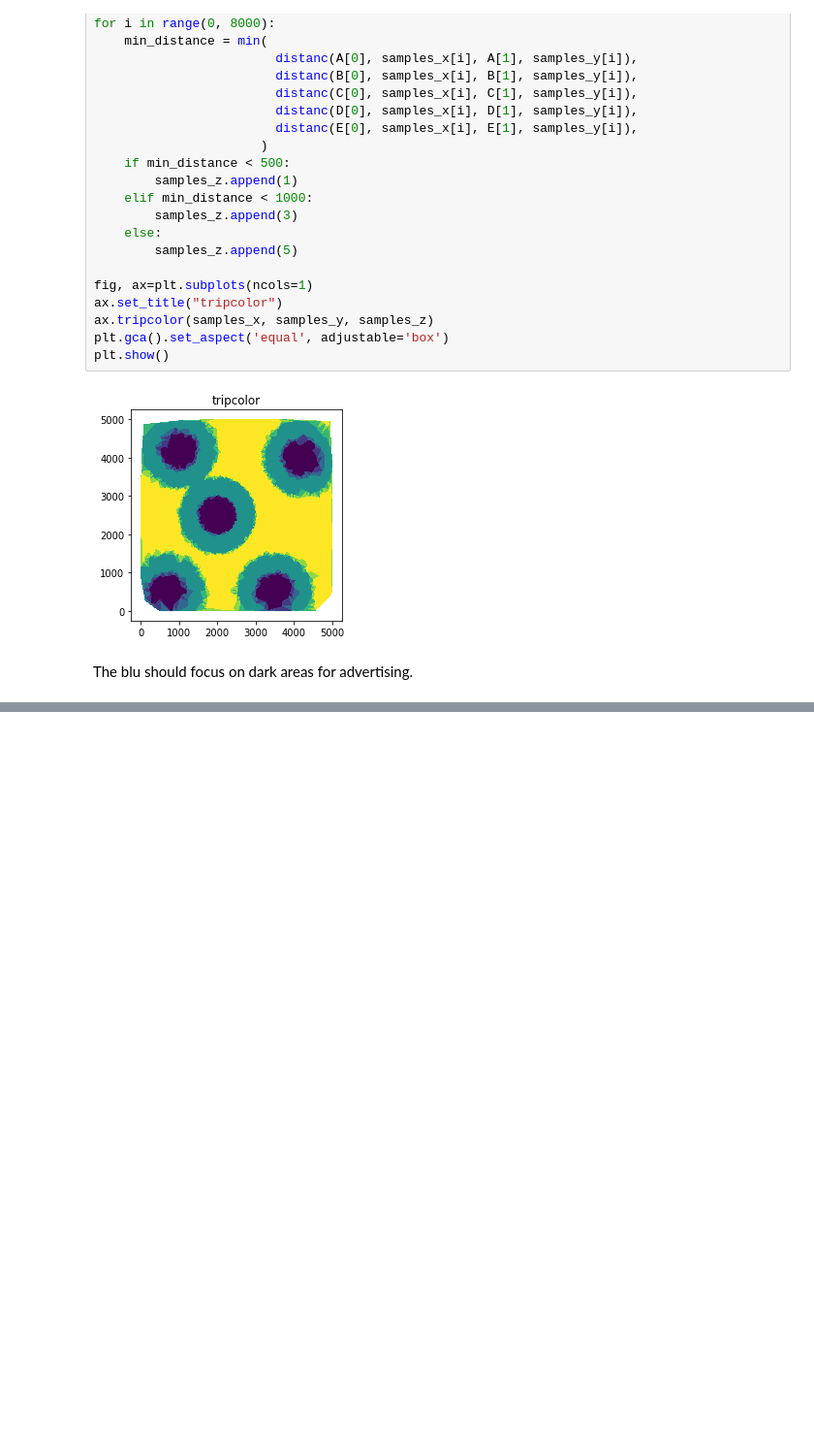
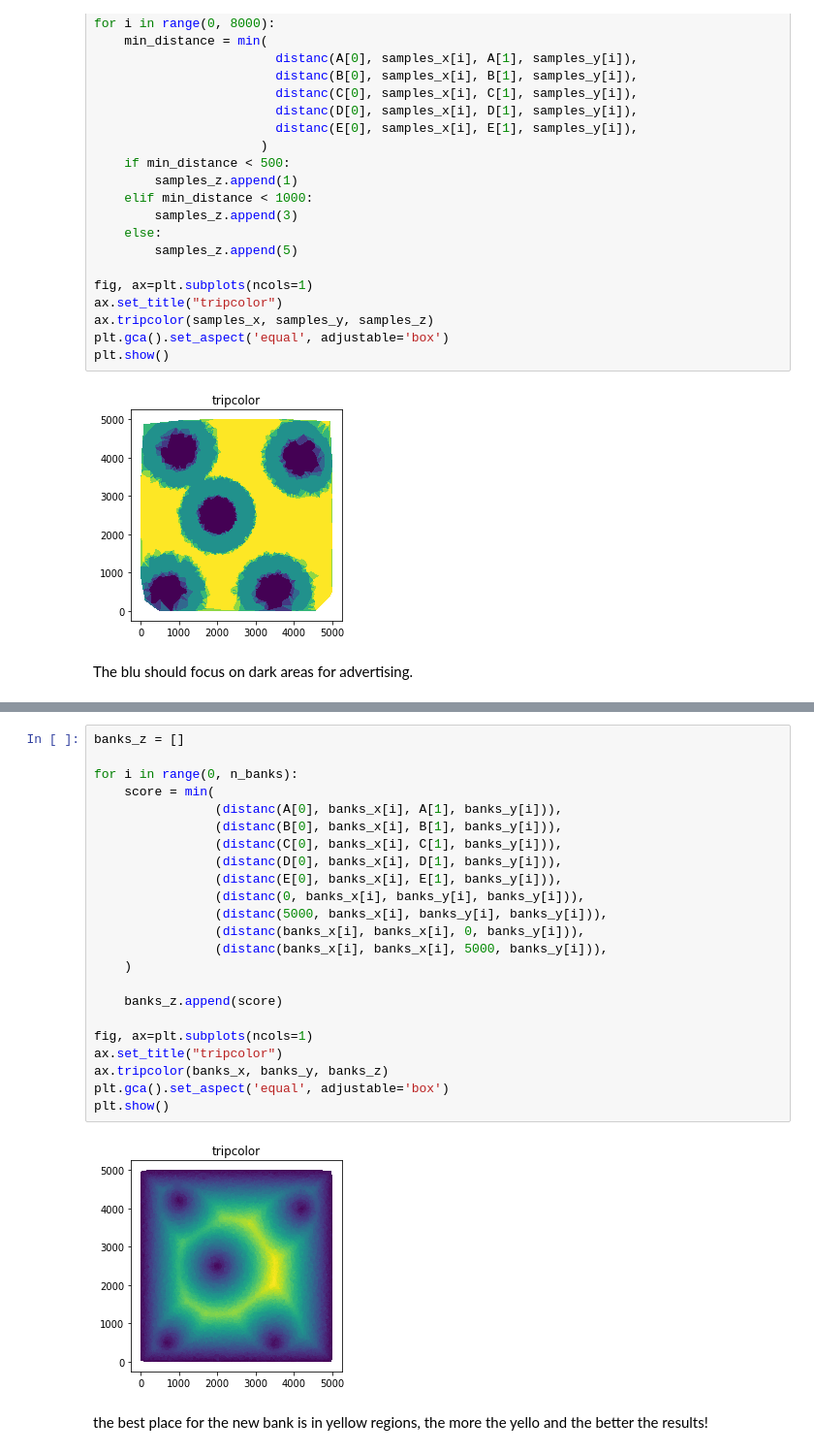
Before and after one commit to sshmo/Data_Science_Mini_Project, a Jupyter notebook: blu Marketing/blu Marketing.ipynb, the cells around one changed output, grey strips where cells are left out. Shown: that part at 97% size. Drawn from its saved outputs; the diff is of its cells as text; blank space fills up the shorter version.

```diff
--- a/blu Marketing/blu Marketing.ipynb
+++ b/blu Marketing/blu Marketing.ipynb
@@ -81,0 +107,27 @@ The blu should focus on dark areas for advertising.
+# %%
+banks_z = []
+
+for i in range(0, n_banks):
+    score = min(
+                (distanc(A[0], banks_x[i], A[1], banks_y[i])),
+                (distanc(B[0], banks_x[i], B[1], banks_y[i])),
+                (distanc(C[0], banks_x[i], C[1], banks_y[i])),
+                (distanc(D[0], banks_x[i], D[1], banks_y[i])),
+                (distanc(E[0], banks_x[i], E[1], banks_y[i])),
+                (distanc(0, banks_x[i], banks_y[i], banks_y[i])),
+                (distanc(5000, banks_x[i], banks_y[i], banks_y[i])),
+                (distanc(banks_x[i], banks_x[i], 0, banks_y[i])),
+                (distanc(banks_x[i], banks_x[i], 5000, banks_y[i])),
+    )
+
+    banks_z.append(score)
+
+fig, ax=plt.subplots(ncols=1)
+ax.set_title("tripcolor")
+ax.tripcolor(banks_x, banks_y, banks_z)
+plt.gca().set_aspect('equal', adjustable='box')
+plt.show()
+# %% [output]
+[figure, added]
+# %% [markdown]
+the best place for the new bank is in yellow regions, the more the yello and the better the results!
```
Also changed, not shown: parts of 3 cells of this notebook.
